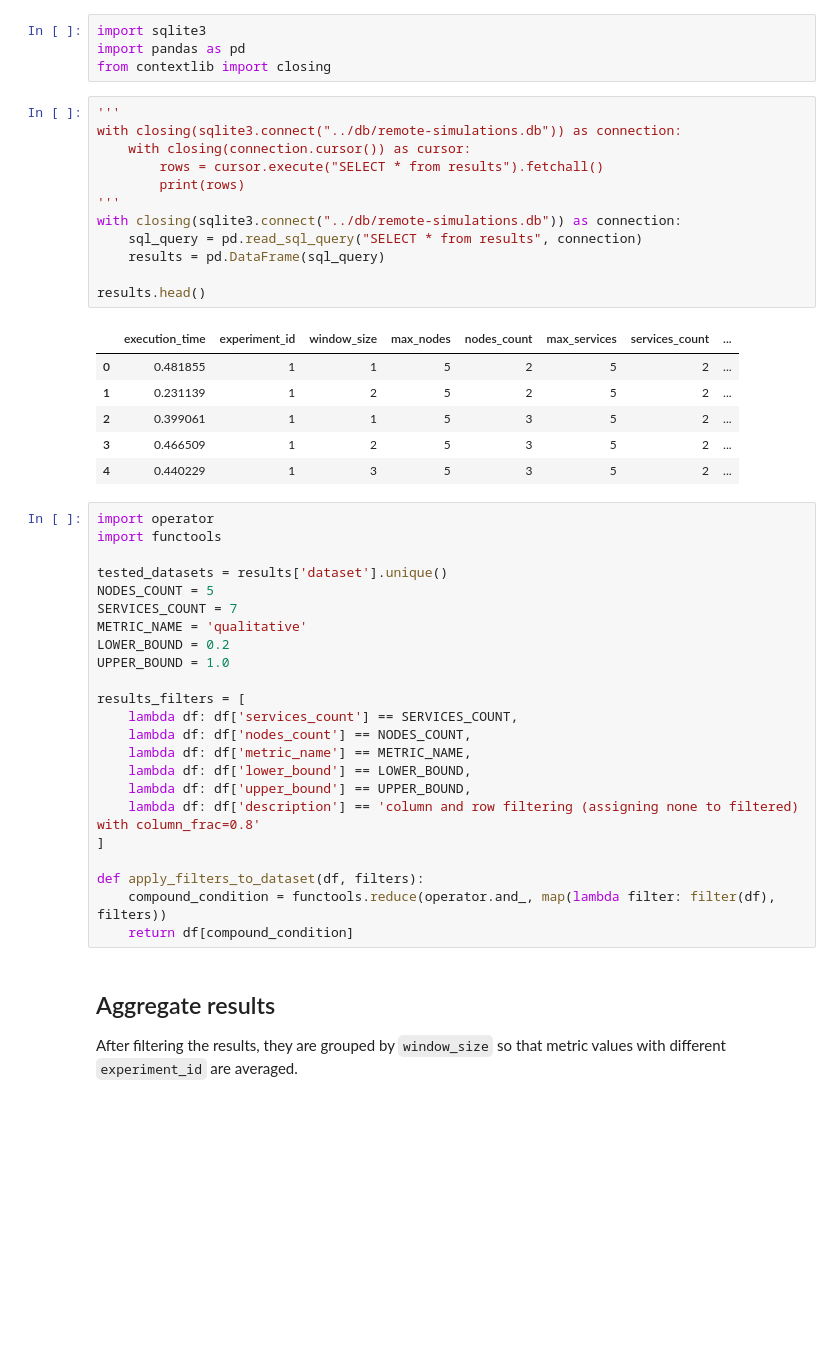
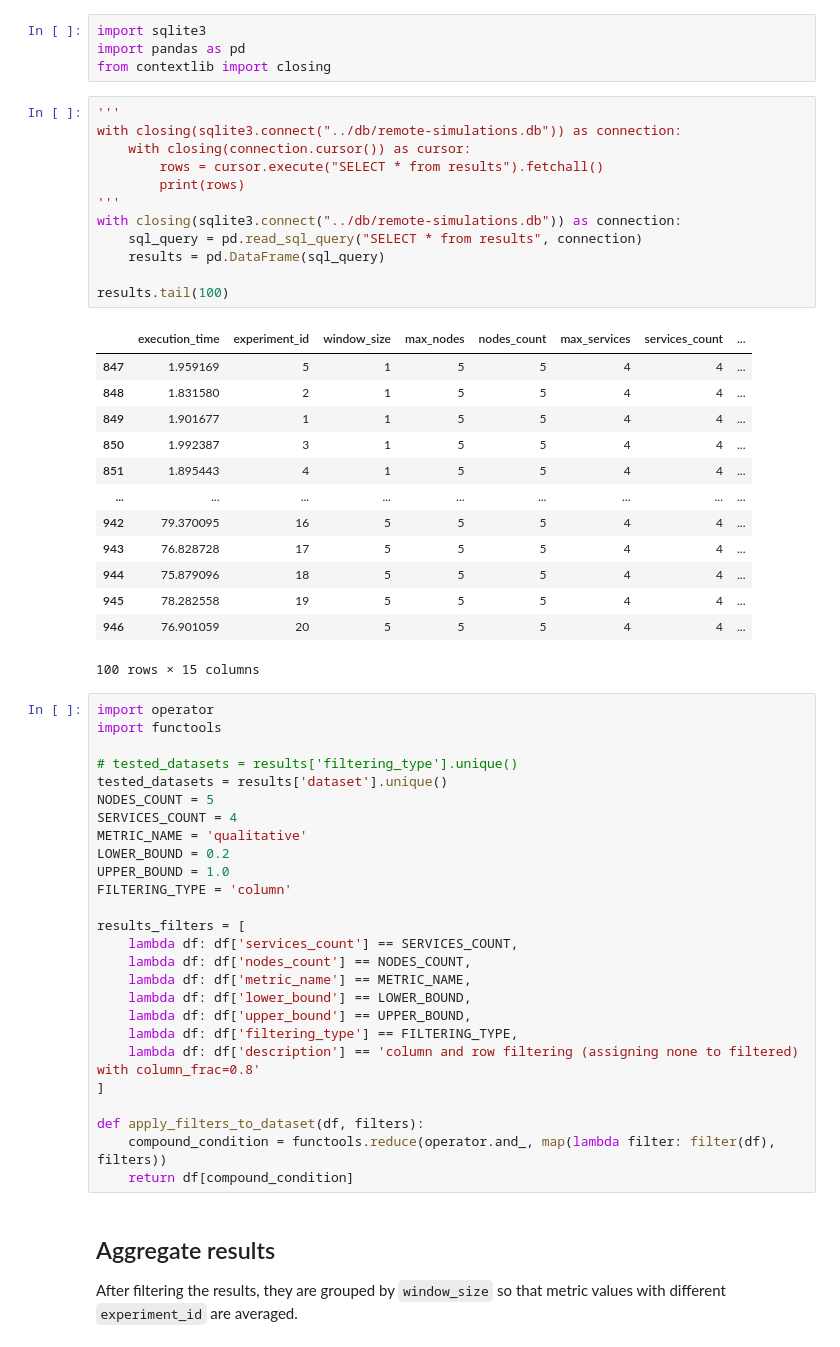
Before and after one commit to SESARLab/data-quality-simulator, a Jupyter notebook: notebooks/aggregate.ipynb, the cells around one changed output. Drawn from its saved outputs; the diff is of its cells as text; blank space fills up the shorter version.

```diff
--- a/notebooks/aggregate.ipynb
+++ b/notebooks/aggregate.ipynb
@@ -5,32 +5,41 @@ from contextlib import closing
 # %%
 '''
 with closing(sqlite3.connect("../db/remote-simulations.db")) as connection:
     with closing(connection.cursor()) as cursor:
         rows = cursor.execute("SELECT * from results").fetchall()
         print(rows)
 '''
 with closing(sqlite3.connect("../db/remote-simulations.db")) as connection:
     sql_query = pd.read_sql_query("SELECT * from results", connection)
     results = pd.DataFrame(sql_query)
 
-results.head()
+results.tail(100)
 # %% [output]
 |  | execution_time | experiment_id | window_size | max_nodes | nodes_count | max_services | services_count | ... |
-| 0 | 0.481855 | 1 | 1 | 5 | 2 | 5 | 2 | ... |
-| 1 | 0.231139 | 1 | 2 | 5 | 2 | 5 | 2 | ... |
-| 2 | 0.399061 | 1 | 1 | 5 | 3 | 5 | 2 | ... |
-| 3 | 0.466509 | 1 | 2 | 5 | 3 | 5 | 2 | ... |
-| 4 | 0.440229 | 1 | 3 | 5 | 3 | 5 | 2 | ... |
+| 847 | 1.959169 | 5 | 1 | 5 | 5 | 4 | 4 | ... |
+| 848 | 1.831580 | 2 | 1 | 5 | 5 | 4 | 4 | ... |
+| 849 | 1.901677 | 1 | 1 | 5 | 5 | 4 | 4 | ... |
+| 850 | 1.992387 | 3 | 1 | 5 | 5 | 4 | 4 | ... |
+| 851 | 1.895443 | 4 | 1 | 5 | 5 | 4 | 4 | ... |
+| ... | ... | ... | ... | ... | ... | ... | ... | ... |
+| 942 | 79.370095 | 16 | 5 | 5 | 5 | 4 | 4 | ... |
+| 943 | 76.828728 | 17 | 5 | 5 | 5 | 4 | 4 | ... |
+| 944 | 75.879096 | 18 | 5 | 5 | 5 | 4 | 4 | ... |
+| 945 | 78.282558 | 19 | 5 | 5 | 5 | 4 | 4 | ... |
+| 946 | 76.901059 | 20 | 5 | 5 | 5 | 4 | 4 | ... |
+100 rows × 15 columns
 # %%
 import operator
 import functools
 
+# tested_datasets = results['filtering_type'].unique()
 tested_datasets = results['dataset'].unique()
 NODES_COUNT = 5
-SERVICES_COUNT = 7
+SERVICES_COUNT = 4
 METRIC_NAME = 'qualitative'
 LOWER_BOUND = 0.2
 UPPER_BOUND = 1.0
+FILTERING_TYPE = 'column'
 
 results_filters = [
     lambda df: df['services_count'] == SERVICES_COUNT,
@@ -38,6 +47,7 @@ results_filters = [
     lambda df: df['metric_name'] == METRIC_NAME,
     lambda df: df['lower_bound'] == LOWER_BOUND,
     lambda df: df['upper_bound'] == UPPER_BOUND,
+    lambda df: df['filtering_type'] == FILTERING_TYPE,
     lambda df: df['description'] == 'column and row filtering (assigning none to filtered) with column_frac=0.8'
 ]
 
```
Also changed, not shown: parts of 4 cells of this notebook, 1 other file.
